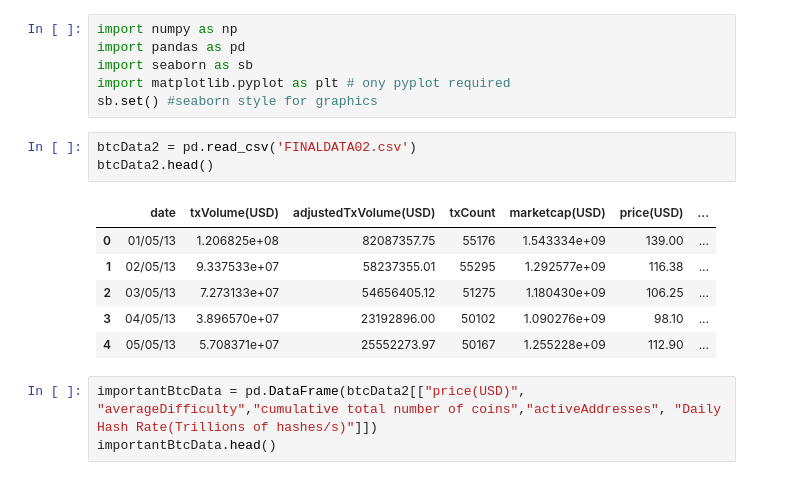
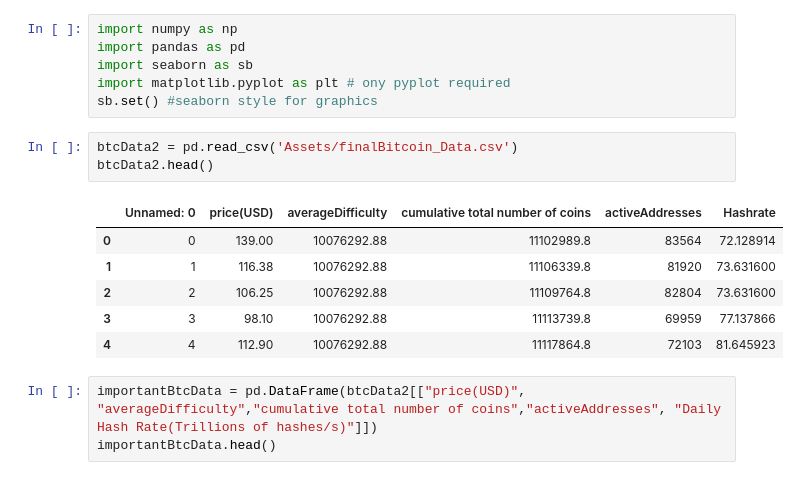
Before and after one commit to KaiKaizxc/SC1015-Mini-Project, a Jupyter notebook: 3. Data_Preparation.ipynb, the cells around one changed output. Saved outputs shown, nothing was run; the diff lists cells and outputs as text.

```diff
--- a/3. Data_Preparation.ipynb
+++ b/3. Data_Preparation.ipynb
@@ -5,15 +5,15 @@ import seaborn as sb
 import matplotlib.pyplot as plt # ony pyplot required
 sb.set() #seaborn style for graphics
 # %%
-btcData2 = pd.read_csv('FINALDATA02.csv')
+btcData2 = pd.read_csv('Assets/finalBitcoin_Data.csv')
 btcData2.head()
 # %% [output]
-|  | date | txVolume(USD) | adjustedTxVolume(USD) | txCount | marketcap(USD) | price(USD) | ... |
-| 0 | 01/05/13 | 1.206825e+08 | 82087357.75 | 55176 | 1.543334e+09 | 139.00 | ... |
-| 1 | 02/05/13 | 9.337533e+07 | 58237355.01 | 55295 | 1.292577e+09 | 116.38 | ... |
-| 2 | 03/05/13 | 7.273133e+07 | 54656405.12 | 51275 | 1.180430e+09 | 106.25 | ... |
-| 3 | 04/05/13 | 3.896570e+07 | 23192896.00 | 50102 | 1.090276e+09 | 98.10 | ... |
-| 4 | 05/05/13 | 5.708371e+07 | 25552273.97 | 50167 | 1.255228e+09 | 112.90 | ... |
+|  | Unnamed: 0 | price(USD) | averageDifficulty | cumulative total number of coins | activeAddresses | Hashrate |
+| 0 | 0 | 139.00 | 10076292.88 | 11102989.8 | 83564 | 72.128914 |
+| 1 | 1 | 116.38 | 10076292.88 | 11106339.8 | 81920 | 73.631600 |
+| 2 | 2 | 106.25 | 10076292.88 | 11109764.8 | 82804 | 73.631600 |
+| 3 | 3 | 98.10 | 10076292.88 | 11113739.8 | 69959 | 77.137866 |
+| 4 | 4 | 112.90 | 10076292.88 | 11117864.8 | 72103 | 81.645923 |
 # %%
 importantBtcData = pd.DataFrame(btcData2[["price(USD)", "averageDifficulty","cumulative total number of coins","activeAddresses", "Daily Hash Rate(Trillions of hashes/s)"]])
 importantBtcData.head()
```
